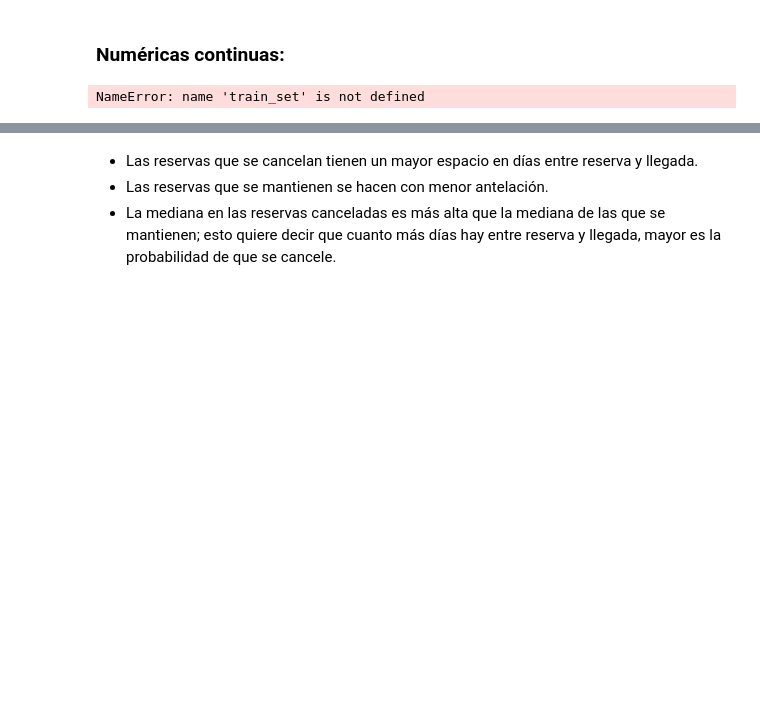
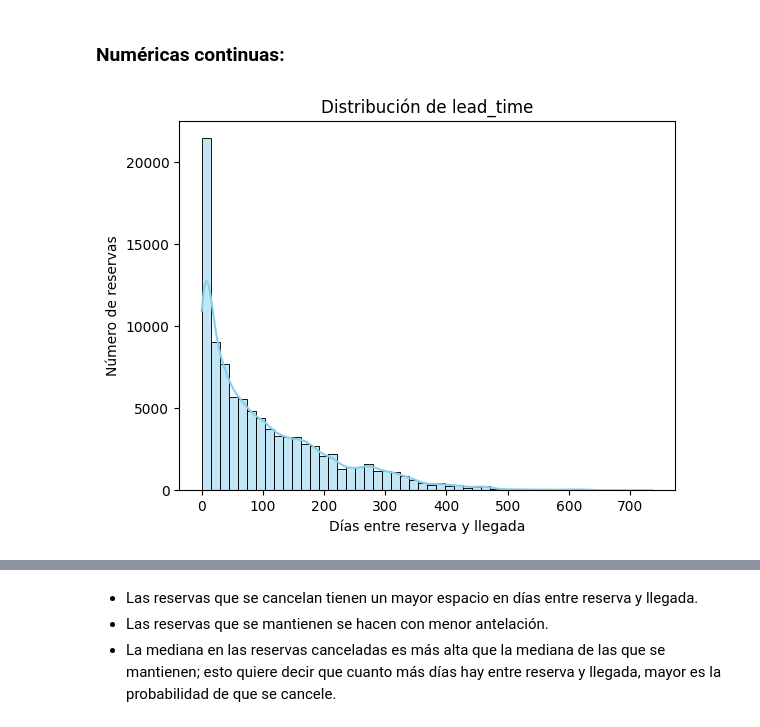
Before and after one commit to eleacos/ML_hotel_booking, a Jupyter notebook: src/notebooks/parte_2_Diana.ipynb, the cells around one changed output, grey strips where cells are left out. Saved outputs shown, nothing was run; the diff lists cells and outputs as text; code cells hidden in the pictures; blank space fills up the shorter version.

```diff
--- a/src/notebooks/parte_2_Diana.ipynb
+++ b/src/notebooks/parte_2_Diana.ipynb
@@ -284,13 +284,13 @@ Name: proportion, dtype: float64
 ### Numéricas continuas:
 # %%
 # lead_time:
-sns.histplot(train_set["lead_time"], bins=50, kde=True, color="skyblue")
+sns.histplot(X_train["lead_time"], bins=50, kde=True, color="skyblue")
 plt.title("Distribución de lead_time")
 plt.xlabel("Días entre reserva y llegada")
 plt.ylabel("Número de reservas")
 plt.show();
 # %% [output]
-NameError: name 'train_set' is not defined
+[figure, added]
 # %%
 # Lead time vs cancelación:
 sns.boxplot(x="is_canceled", y="lead_time", data=train_set, palette=["lightgreen","salmon"])
```
Also changed, not shown: parts of 74 cells of this notebook, 1 other file.
